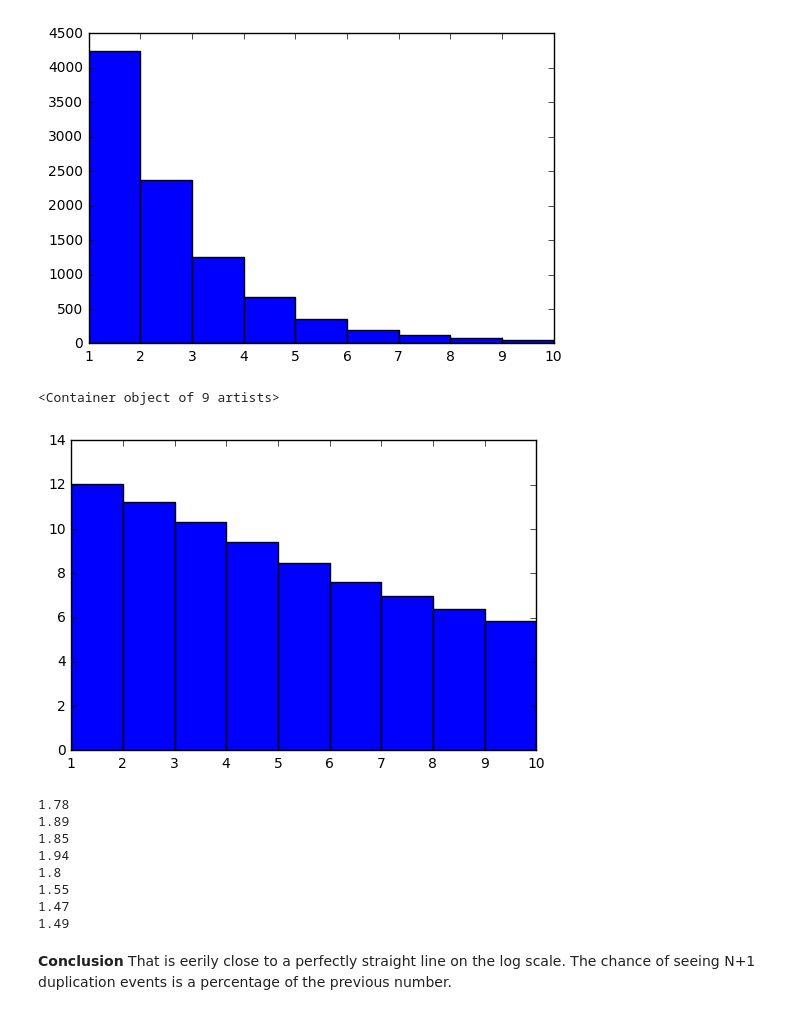
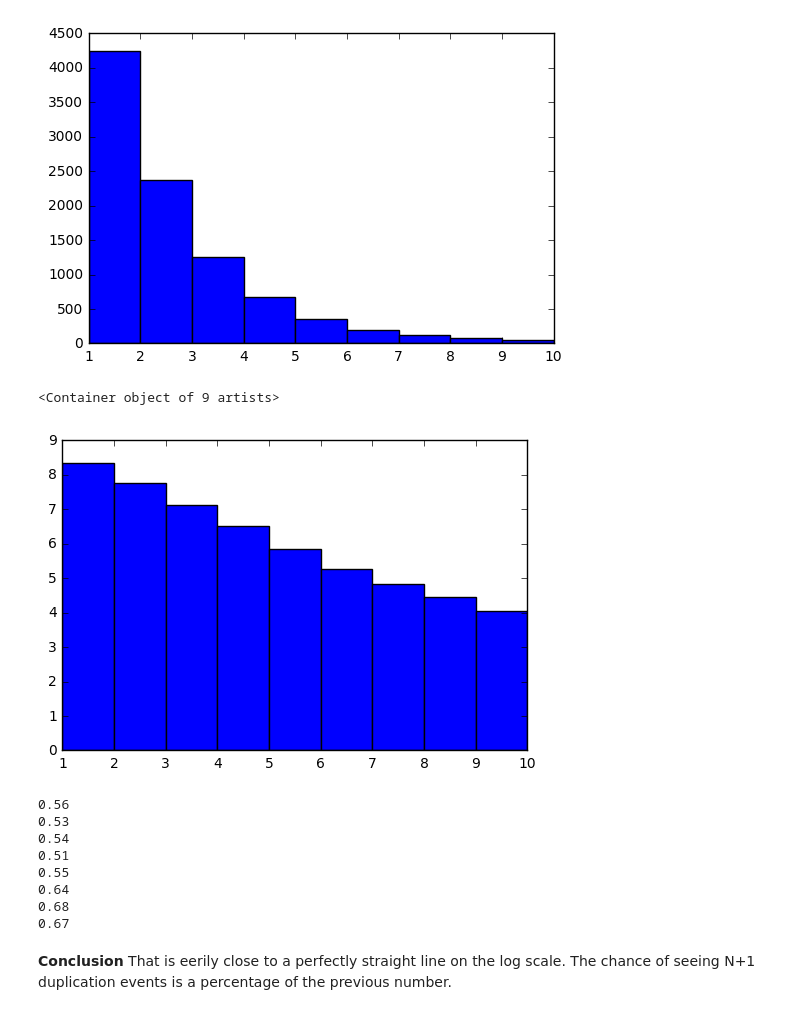
Before and after one commit to josiahseaman/DNA_Duplications, a Jupyter notebook: Homeologs_Analysis.ipynb, the cells around one changed output. Cells and saved outputs as stored; diff of their text form; code cells hidden in the pictures.

```diff
--- a/Homeologs_Analysis.ipynb
+++ b/Homeologs_Analysis.ipynb
@@ -337,23 +337,23 @@ ax.bar([1,2,3,4,5,6,7,8,9], heights, width=1)
 [figure]
 # %%
 fig, ax = plt.subplots()
-ax.bar([1,2,3,4,5,6,7,8,9], [log(h)/log(2) for h in heights], width=1)
+ax.bar([1,2,3,4,5,6,7,8,9], [log(h) for h in heights], width=1)
 # %% [output]
 <Container object of 9 artists>
-[figure, old version]
+[figure, new version]
 # %%
 for i, h in enumerate(heights):
     if i:
-        print(round(heights[i-1] / h, 2))
+        print(round(h / heights[i-1] , 2))
 # %% [output]
-1.78
-1.89
-1.85
-1.94
-1.8
-1.55
-1.47
-1.49
+0.56
+0.53
+0.54
+0.51
+0.55
+0.64
+0.68
+0.67
 # %% [markdown]
 **Conclusion** That is eerily close to a perfectly straight line on the log scale.  The chance of seeing N+1 duplication events is a percentage of the previous number.
 # %%
```
Also changed, not shown: parts of 1 cell of this notebook, 6 other files.
